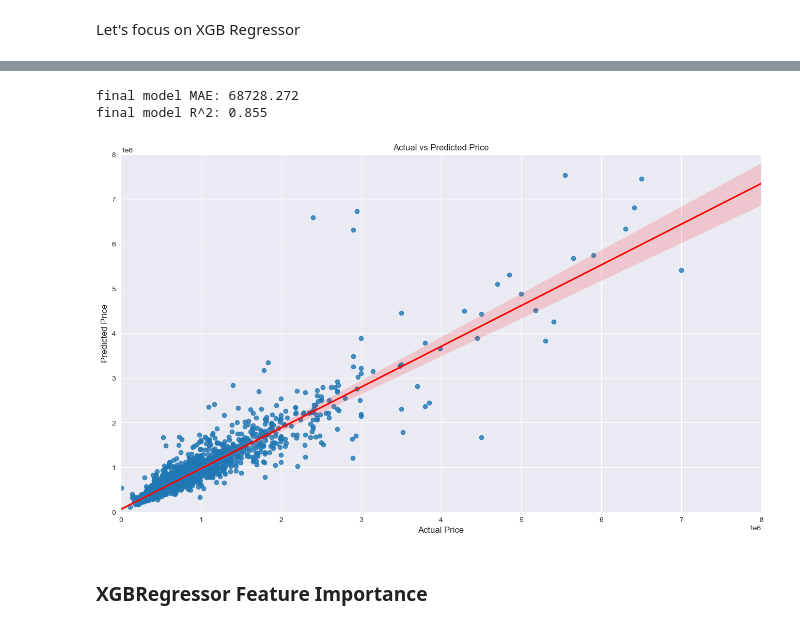
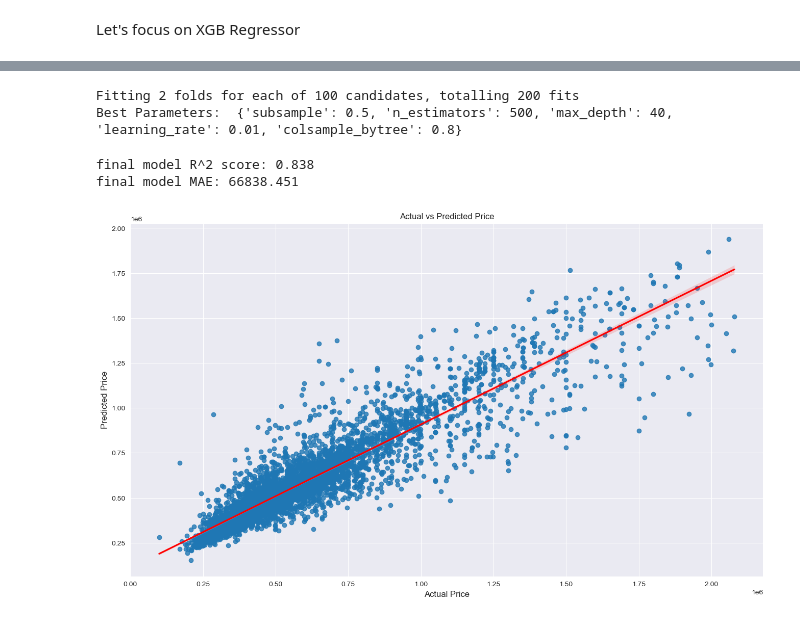
Before and after one commit to alekgralek/House-Prices-in-Poland-analysis, a Jupyter notebook: House prices prediction.ipynb, the cells around one changed output, grey strips where cells are left out. Saved outputs shown, nothing was run; the diff lists cells and outputs as text; code cells hidden in the pictures.

```diff
--- a/House prices prediction.ipynb
+++ b/House prices prediction.ipynb
@@ -252,11 +213,9 @@ from xgboost import XGBRegressor
 # %%
-X_train, X_test, y_train, y_test = train_test_split(X, y,test_size=0.25, random_state = 55)
+X_train, X_test, y_train, y_test = train_test_split(X, y, shuffle= True, test_size=0.25, random_state = 444)
 # %%
-names = ['Linear Regression', 'SGD Regressor', 'Random Forest','K-Nearest Neighbors', 'Decision Tree', 'XGB Regressor']
+names = ['KernelRidge', 'Linear Regression', 'SGD Regressor', 'K-Nearest Neighbors', 'Decision Tree', 'XGB Regressor']
 
-models = [ LinearRegression(), SGDRegressor(),RandomForestRegressor(), KNeighborsRegressor(), DecisionTreeRegressor(), XGBRegressor()]
-
-
+models = [KernelRidge(), LinearRegression(), SGDRegressor(), KNeighborsRegressor(), DecisionTreeRegressor(), XGBRegressor()]
 
 results = pd.DataFrame(columns = ['R^2'], index = names)
 scores_R2=[]
@@ -303,24 +243,38 @@ plt.show()
+# %%
+xgb = XGBRegressor()
+
+param_grid = {
+    'n_estimators': [50, 100, 200, 500],
+    'max_depth': [int(x) for x in np.linspace(10, 100, num = 10)],
+    'learning_rate': [0.01, 0.05, 0.1],
+    'subsample': [0.5, 0.8, 1.0],
+    'colsample_bytree': [0.5, 0.8, 1.0]}
+
+
+xgb_random = RandomizedSearchCV(xgb, param_grid, n_iter = 100, cv=2,  n_jobs=-1, verbose=1, scoring='neg_mean_squared_error')
+xgb_random.fit(X_train, y_train)
+print('Best Parameters: ', xgb_random.best_params_, ' \n')
+# %% [output]
+Fitting 2 folds for each of 100 candidates, totalling 200 fits
+Best Parameters:  {'subsample': 0.5, 'n_estimators': 500, 'max_depth': 40, 'learning_rate': 0.01, 'colsample_bytree': 0.8}
 # %%
-model = XGBRegressor(n_estimators=2300, learning_rate=0.05, random_state=55)
+xgb = XGBRegressor(subsample = 0.5, n_estimators = 500, max_depth = 40, learning_rate = 0.01, colsample_bytree = 0.8)
 
-model.fit(X_train, y_train)
-y_pred = model.predict(X_test)
+xgb.fit(X_train, y_train)
+y_pred = xgb.predict(X_test)
 
-print(f"final model MAE: {mean_absolute_error(y_test, y_pred):.3f}")
-print(f"final model R^2: {model.score(X_test, y_test):.3f}")
+print(f'final model R^2 score: {xgb.score(X_test, y_test):.3f}')
+print(f'final model MAE: {mean_absolute_error(y_test, y_pred):.3f}')
 # %% [output]
-final model MAE: 68728.272
-final model R^2: 0.855
+final model R^2 score: 0.838
+final model MAE: 66838.451
 # %%
 plt.figure(figsize=(16,9))
 sns.regplot(x=y_test, y=y_pred, line_kws={"color": "red"})
 plt.title("Actual vs Predicted Price", fontsize = 12)
 plt.xlabel("Actual Price", fontsize = 12)
 plt.ylabel("Predicted Price", fontsize = 12)
-plt.xlim(0, 8000000)
-plt.ylim(0, 8000000)
+
 plt.show()
 # %% [output]
-[figure, old version]
+[figure, new version]
-# %% [markdown]
-### XGBRegressor Feature Importance
```
Also changed, not shown: parts of 44 cells of this notebook.
